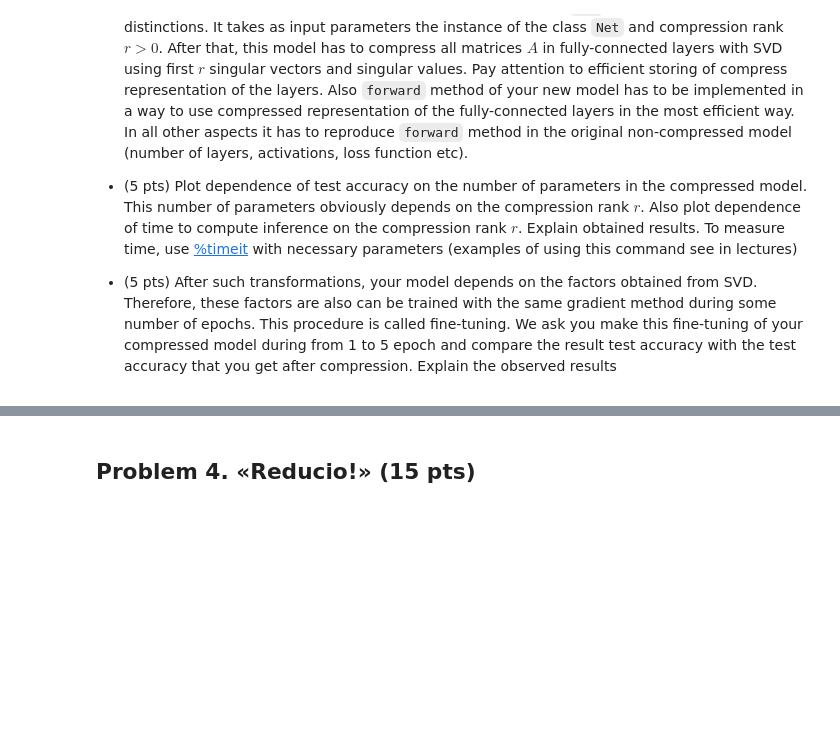
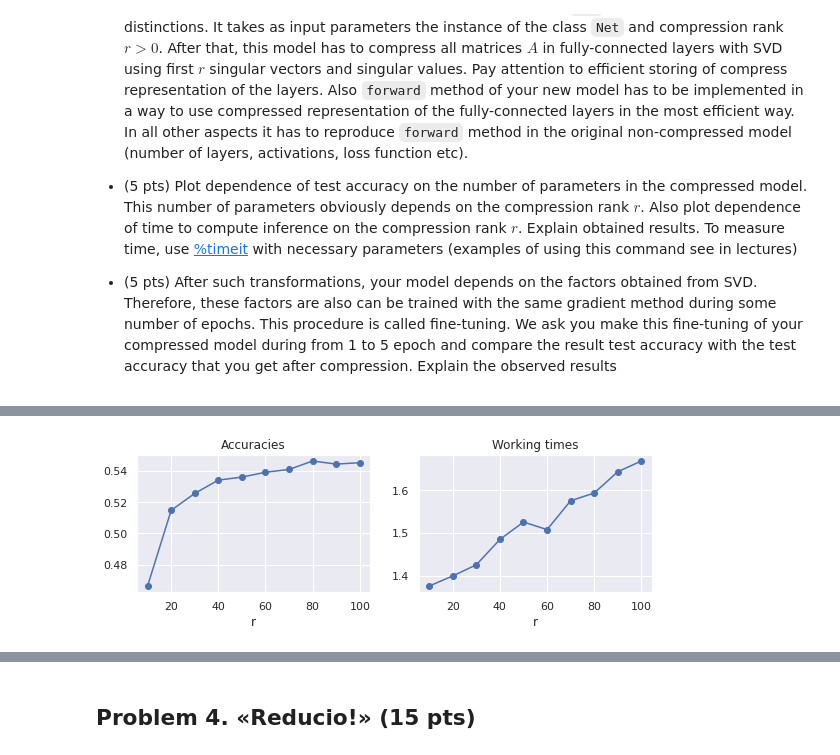
Before and after one commit to PetrMokrov/nla2020, a Jupyter notebook: hw/hw1/hw1.ipynb, the cells around one changed output, grey strips where cells are left out. Saved outputs shown, nothing was run; the diff lists cells and outputs as text; code cells hidden in the pictures; blank space fills up the shorter version.

```diff
--- a/hw/hw1/hw1.ipynb
+++ b/hw/hw1/hw1.ipynb
@@ -559,0 +700,6 @@ To measure time, use [%timeit](https://docs.python.org/3.6/library/timeit.html)
+# %%
+rs = list(range(10, 110, 10))
+accs, times = measure_time_acc(rs, model_copy, test_loader)
+draw_accs_times(rs, accs, times)
+# %% [output]
+[figure, added]
```
Also changed, not shown: parts of 20 cells of this notebook.
